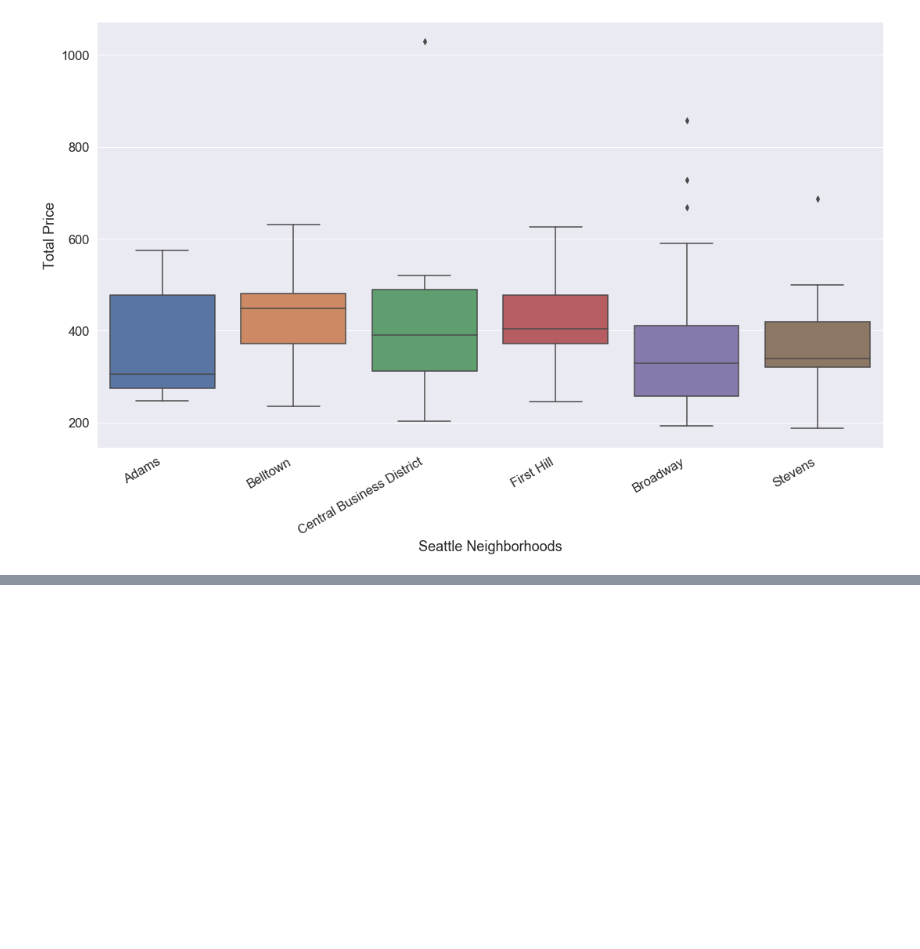
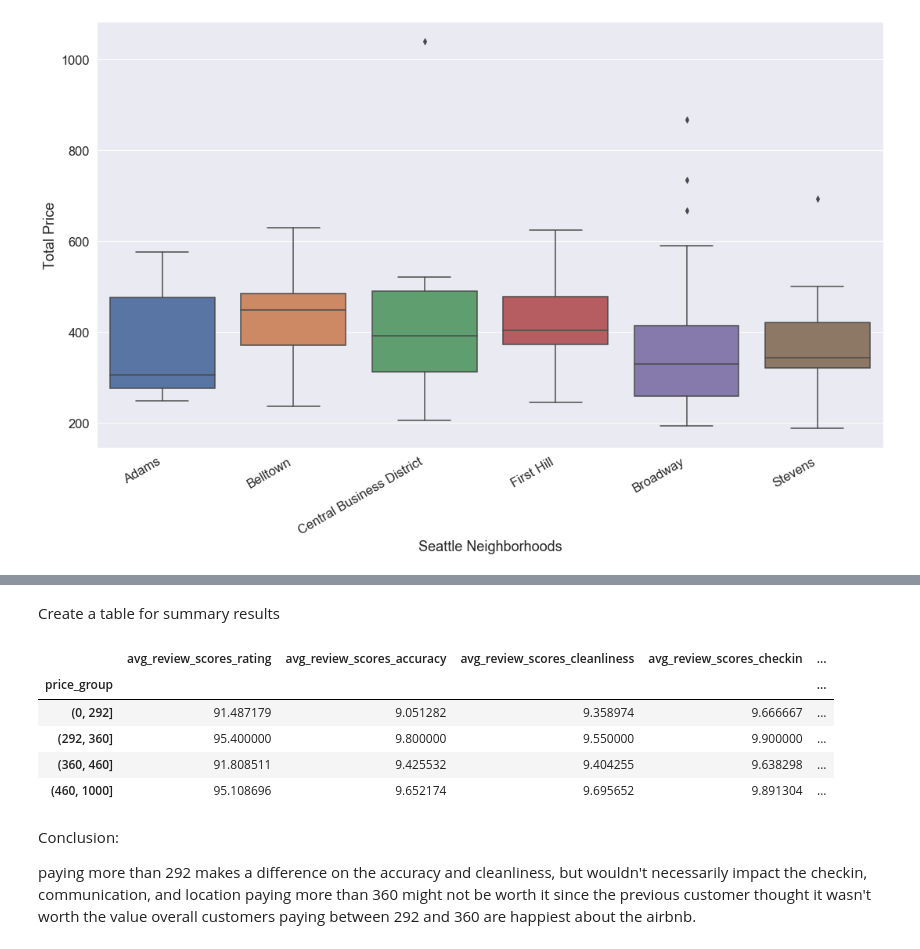
Before and after one commit to yujieguo2018/Seattle_Airbnb, a Jupyter notebook: Project_1_Seattle Airbnb.ipynb, the cells around one changed output, grey strips where cells are left out. Saved outputs shown, nothing was run; the diff lists cells and outputs as text; code cells hidden in the pictures; blank space fills up the shorter version.

Commit message:
Add more comments and conclusions.

```diff
--- a/Project_1_Seattle Airbnb.ipynb
+++ b/Project_1_Seattle Airbnb.ipynb
@@ -292,0 +260,4 @@ list_df6.to_excel('./Data/ratings.xlsx')
+# %% [markdown]
+Create a table for summary results
+# %%
+avg_table = pd.DataFrame()
@@ -292,0 +275,9 @@ list_df6.to_excel('./Data/ratings.xlsx')
+# %%
+avg_table
+# %% [output]
+|  | avg_review_scores_rating | avg_review_scores_accuracy | avg_review_scores_cleanliness | avg_review_scores_checkin | ... |
+| price_group |  |  |  |  | ... |
+| (0, 292] | 91.487179 | 9.051282 | 9.358974 | 9.666667 | ... |
+| (292, 360] | 95.400000 | 9.800000 | 9.550000 | 9.900000 | ... |
+| (360, 460] | 91.808511 | 9.425532 | 9.404255 | 9.638298 | ... |
+| (460, 1000] | 95.108696 | 9.652174 | 9.695652 | 9.891304 | ... |
@@ -292,0 +288,6 @@ list_df6.to_excel('./Data/ratings.xlsx')
+# %% [markdown]
+Conclusion:
+
+paying more than 292 makes a difference on the accuracy and cleanliness, but wouldn't necessarily impact the checkin, communication, and location
+paying more than 360 might not be worth it since the previous customer thought it wasn't worth the value
+overall customers paying between 292 and 360 are happiest about the airbnb.
```
Also changed, not shown: parts of 48 cells of this notebook, 2 other files.
